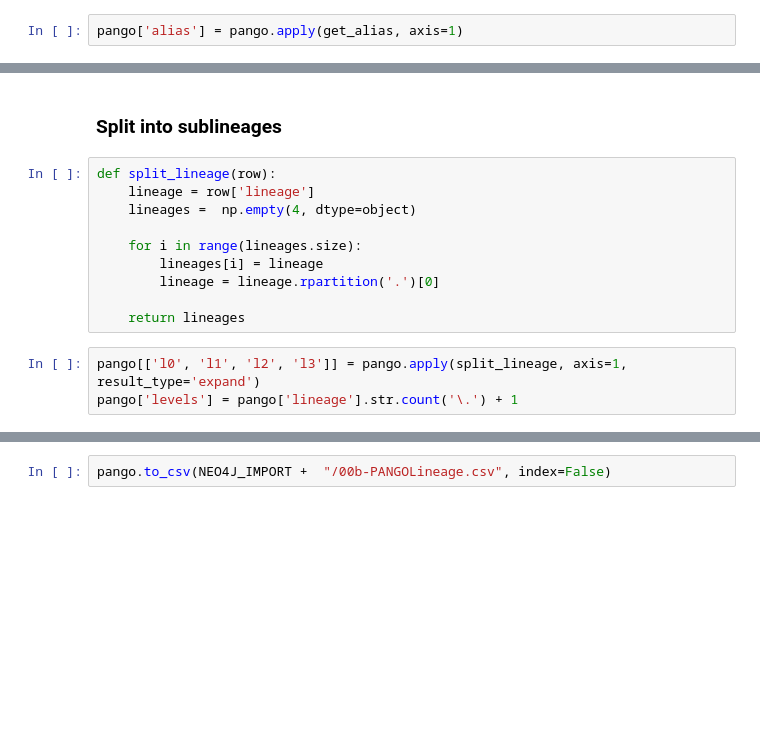
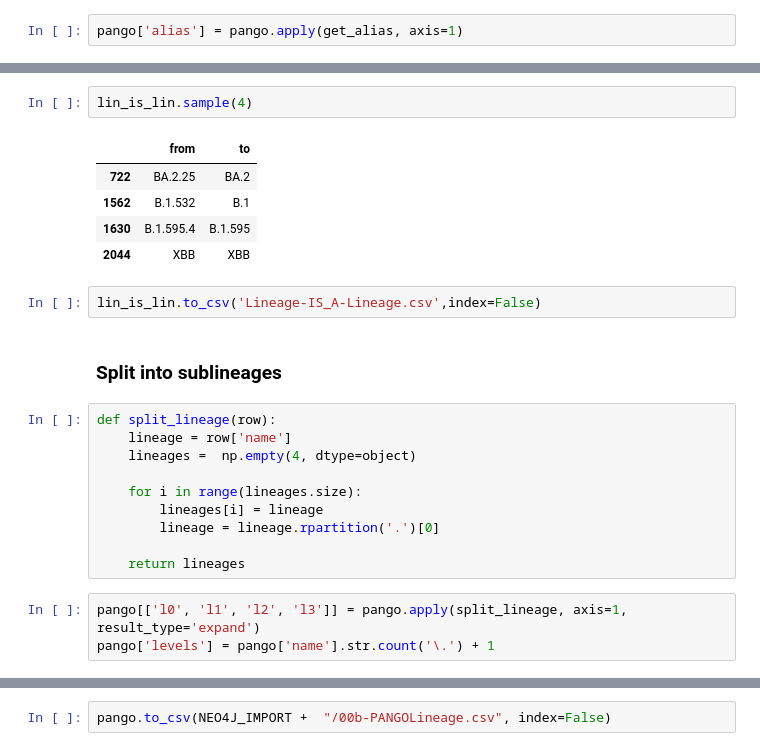
Before and after one commit to rachelluoyt/covid-19-community, a Jupyter notebook: notebooks/dataprep/00b-PANGOLineage.ipynb, the cells around one changed output, grey strips where cells are left out. Saved outputs shown, nothing was run; the diff lists cells and outputs as text; blank space fills up the shorter version.

```diff
--- a/notebooks/dataprep/00b-PANGOLineage.ipynb
+++ b/notebooks/dataprep/00b-PANGOLineage.ipynb
@@ -69,8 +99,18 @@ pango.tail(5)
+# %%
+lin_is_lin.sample(4)
+# %% [output]
+|  | from | to |
+| 722 | BA.2.25 | BA.2 |
+| 1562 | B.1.532 | B.1 |
+| 1630 | B.1.595.4 | B.1.595 |
+| 2044 | XBB | XBB |
+# %%
+lin_is_lin.to_csv('Lineage-IS_A-Lineage.csv',index=False)
 # %% [markdown]
 ### Split into sublineages
 # %%
 def split_lineage(row):
-    lineage = row['lineage']
+    lineage = row['name']
     lineages =  np.empty(4, dtype=object)
 
     for i in range(lineages.size):
@@ -80,7 +120,7 @@ def split_lineage(row):
     return lineages
 # %%
 pango[['l0', 'l1', 'l2', 'l3']] = pango.apply(split_lineage, axis=1, result_type='expand')
-pango['levels'] = pango['lineage'].str.count('\.') + 1
+pango['levels'] = pango['name'].str.count('\.') + 1
 # %%
 pango.sample(5)
 # %% [output]
```
Also changed, not shown: parts of 9 cells of this notebook, 17 other files.
